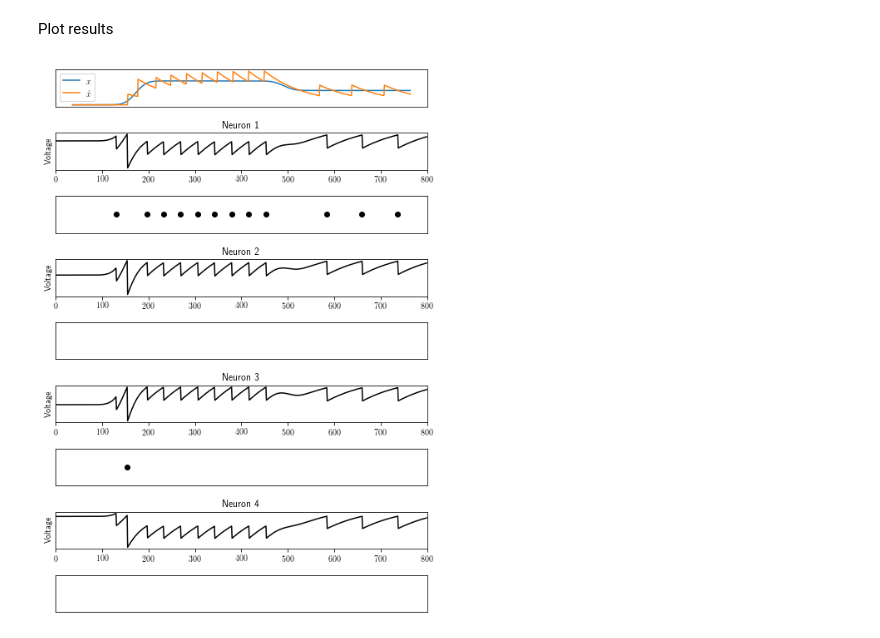
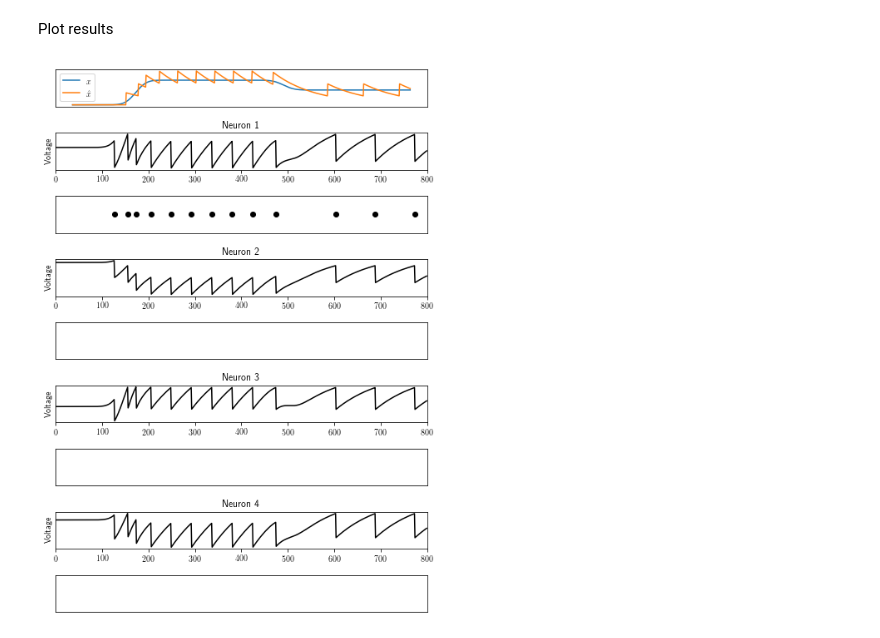
Before and after one commit to ABra1993/LisbonLab, a Jupyter notebook: CSM.ipynb, the cells around one changed output. Saved outputs shown, nothing was run; the diff lists cells and outputs as text; code cells hidden in the pictures.

Commit message:
updated homo- and heterogeneous network, added regularization

```diff
--- a/CSM.ipynb
+++ b/CSM.ipynb
@@ -275,7 +275,7 @@ def initialize_params_heterogeneous(N, dt, iterations, mu):
     # threshold
     T = (weight ** 2)/2 + mu/2
 
-    return (t, x_est, o, voltage, weight, T, spike, t_spike)
+    return (t, x_est, o, voltage, weight, T)
 # %% [markdown]
 Create time varying signal
 # %%
@@ -335,7 +335,7 @@ def plot_heterogeneous():
     counter = 2
 
     pl.subplot(plots, 1, 1)
-    pl.plot(smooth, label=r'$x$')
+    pl.plot(x, label=r'$x$')
     pl.plot(x_est, label=r'$\hat{x}$')
     pl.yticks([])
     pl.xticks([])
@@ -375,12 +375,12 @@ def plot_heterogeneous():
 # %%
 N = 4
 dt = 0.01
 iterations = 800
-mu = 0.1 #regularization
+mu = 0 #regularization
 
-t, x_est, o, voltage, weight, T, spike, t_spike = initialize_params_heterogeneous(N, dt, iterations, mu)
+t, x_est, o, voltage, weight, T = initialize_params_heterogeneous(N, dt, iterations, mu)
 x,c = TVS_heterogeneous()
 run_heterogeneous()
 plot_heterogeneous()
 # %% [output]
-[figure, old version]
+[figure, new version]
```
